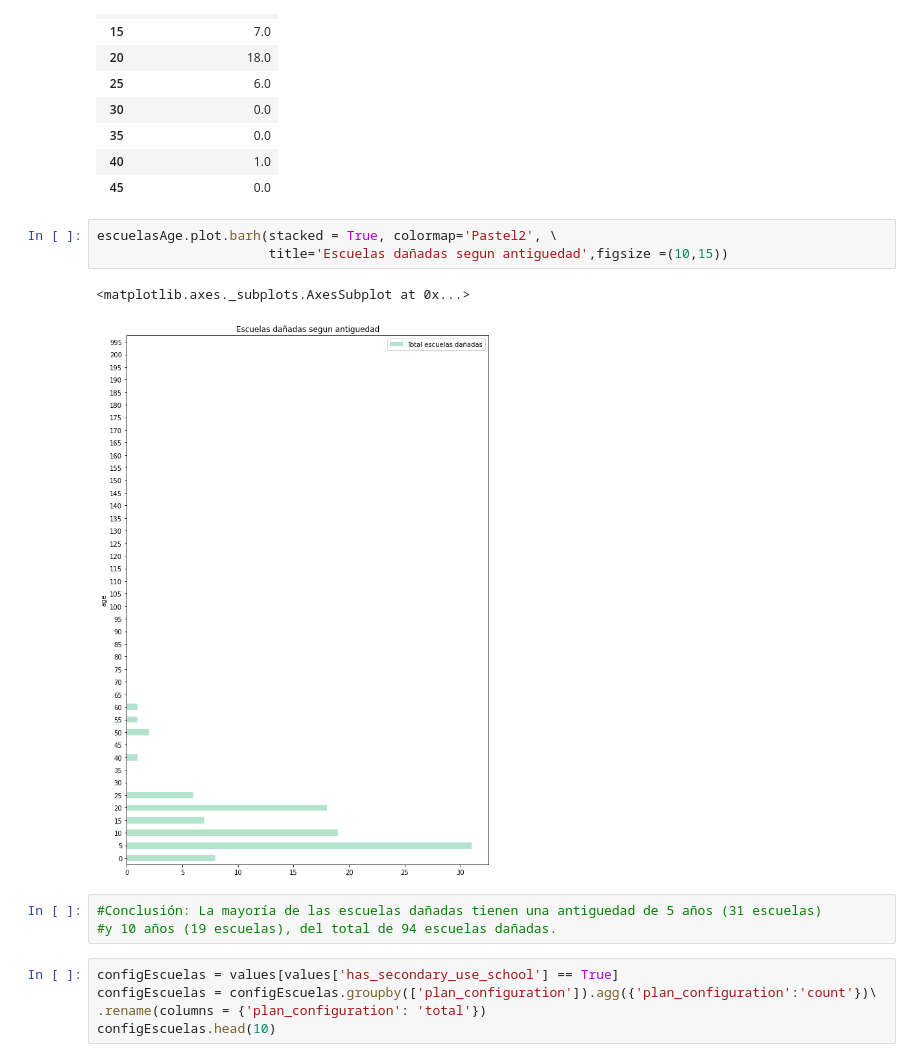
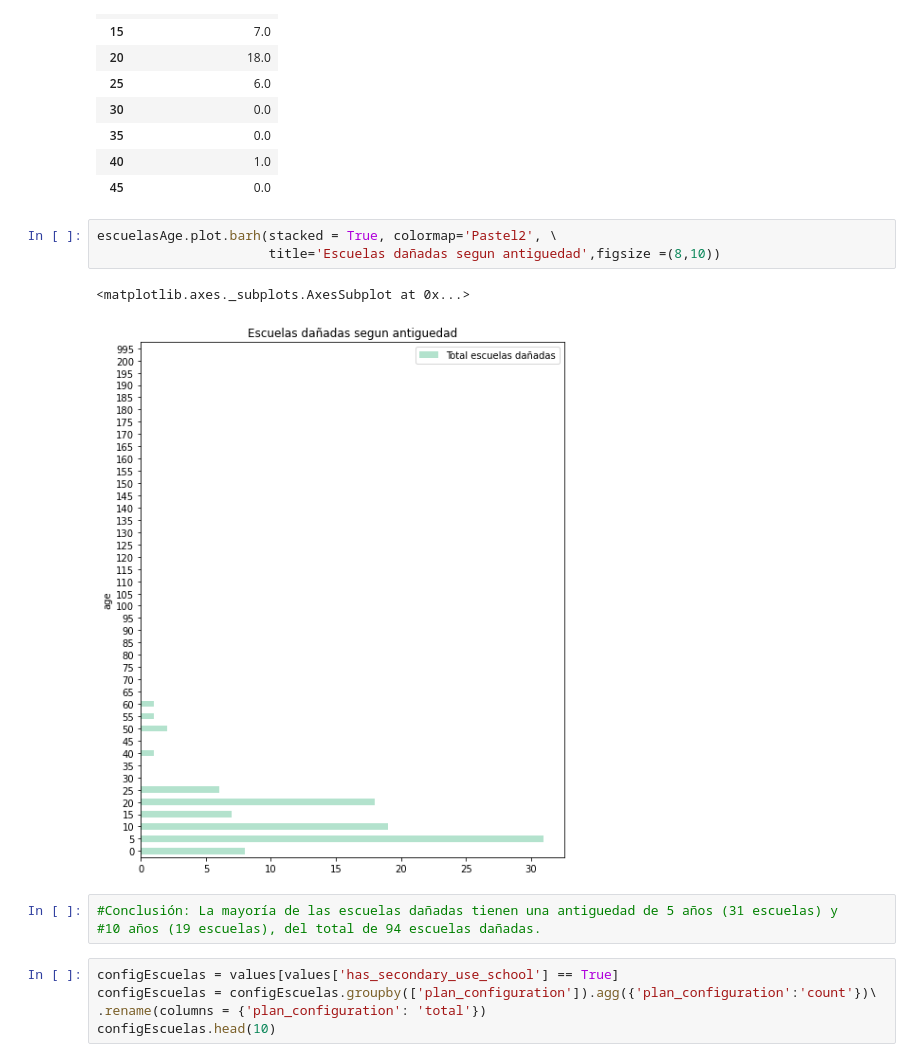
Before and after one commit to FranciscoGauna/TP-Datos-2021, a Jupyter notebook: Usos de las edificaciones.ipynb, the cells around one changed output. Drawn from its saved outputs; the diff is of its cells as text.

```diff
--- a/Usos de las edificaciones.ipynb
+++ b/Usos de las edificaciones.ipynb
@@ -39,13 +102,13 @@ escuelasAge.head(10)
 | 45 | 0.0 |
 # %%
 escuelasAge.plot.barh(stacked = True, colormap='Pastel2', \
-                      title='Escuelas dañadas segun antiguedad',figsize =(10,15))
+                      title='Escuelas dañadas segun antiguedad',figsize =(8,10))
 # %% [output]
 <matplotlib.axes._subplots.AxesSubplot at 0x...>
-[figure, old version]
+[figure, new version]
 # %%
-#Conclusión: La mayoría de las escuelas dañadas tienen una antiguedad de 5 años (31 escuelas)
-#y 10 años (19 escuelas), del total de 94 escuelas dañadas.
+#Conclusión: La mayoría de las escuelas dañadas tienen una antiguedad de 5 años (31 escuelas) y
+#10 años (19 escuelas), del total de 94 escuelas dañadas.
 # %%
 configEscuelas = values[values['has_secondary_use_school'] == True]
 configEscuelas = configEscuelas.groupby(['plan_configuration']).agg({'plan_configuration':'count'})\
```
Also changed, not shown: parts of 17 cells of this notebook.
